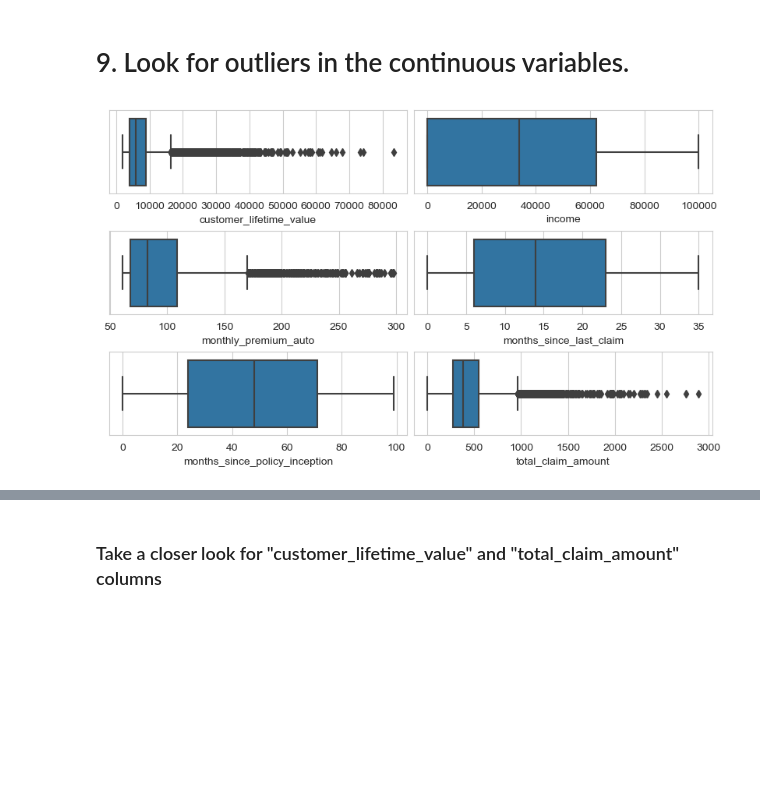
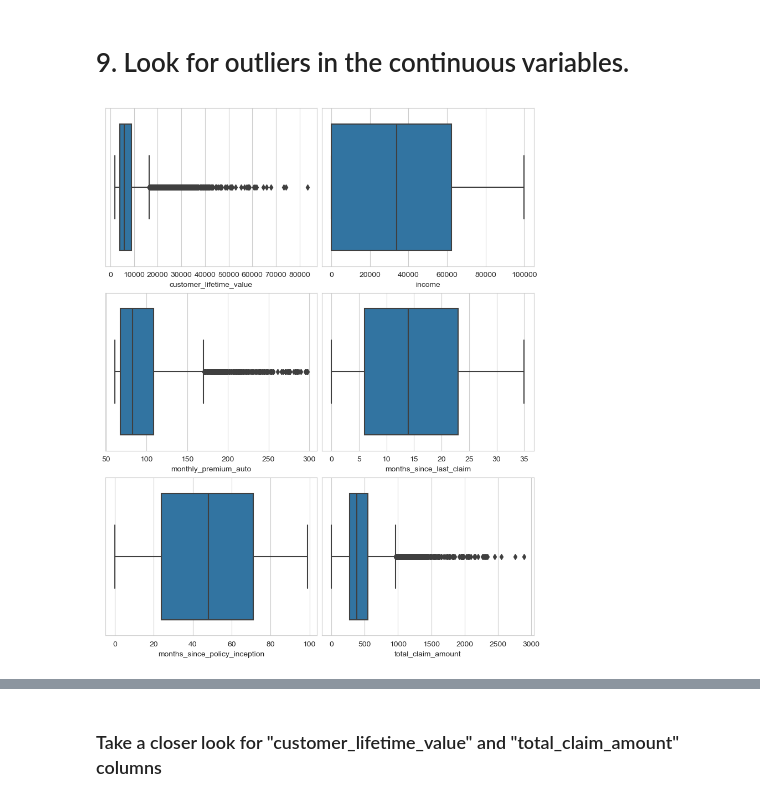
Before and after one commit to suphawadeeth/Data-Analytics-Ironhack, a Jupyter notebook: unit-4/lab-cleaning-numerical-data/lab-cleaning-numerical-data.ipynb, the cells around one changed output, grey strips where cells are left out. Drawn from its saved outputs; the diff is of its cells as text; code cells hidden in the pictures; blank space fills up the shorter version.

```diff
--- a/unit-4/lab-cleaning-numerical-data/lab-cleaning-numerical-data.ipynb
+++ b/unit-4/lab-cleaning-numerical-data/lab-cleaning-numerical-data.ipynb
@@ -290,13 +300,13 @@ for i, column in enumerate(cat.columns):
 # %%
 # first check (visualize) outliers using boxplot
 
 fig = plt.figure(figsize = (8, 10), constrained_layout = True)
 
 for i, column in enumerate(numerical.columns):
-    fig.add_subplot(8, 2, i + 1) # plot in 8 rows, 2 columns
+    fig.add_subplot(3, 2, i + 1) # plot in 3 rows, 2 columns
     sns.boxplot(x=numerical[column])
 # %% [output]
-[figure, old version]
+[figure, new version]
 # %% [markdown]
 #### What I see
 - Two columns (customer_lifetime_value and total_claim_amount) have some values that are way higher than most of values in that column.
```
Also changed, not shown: parts of 4 cells of this notebook.
